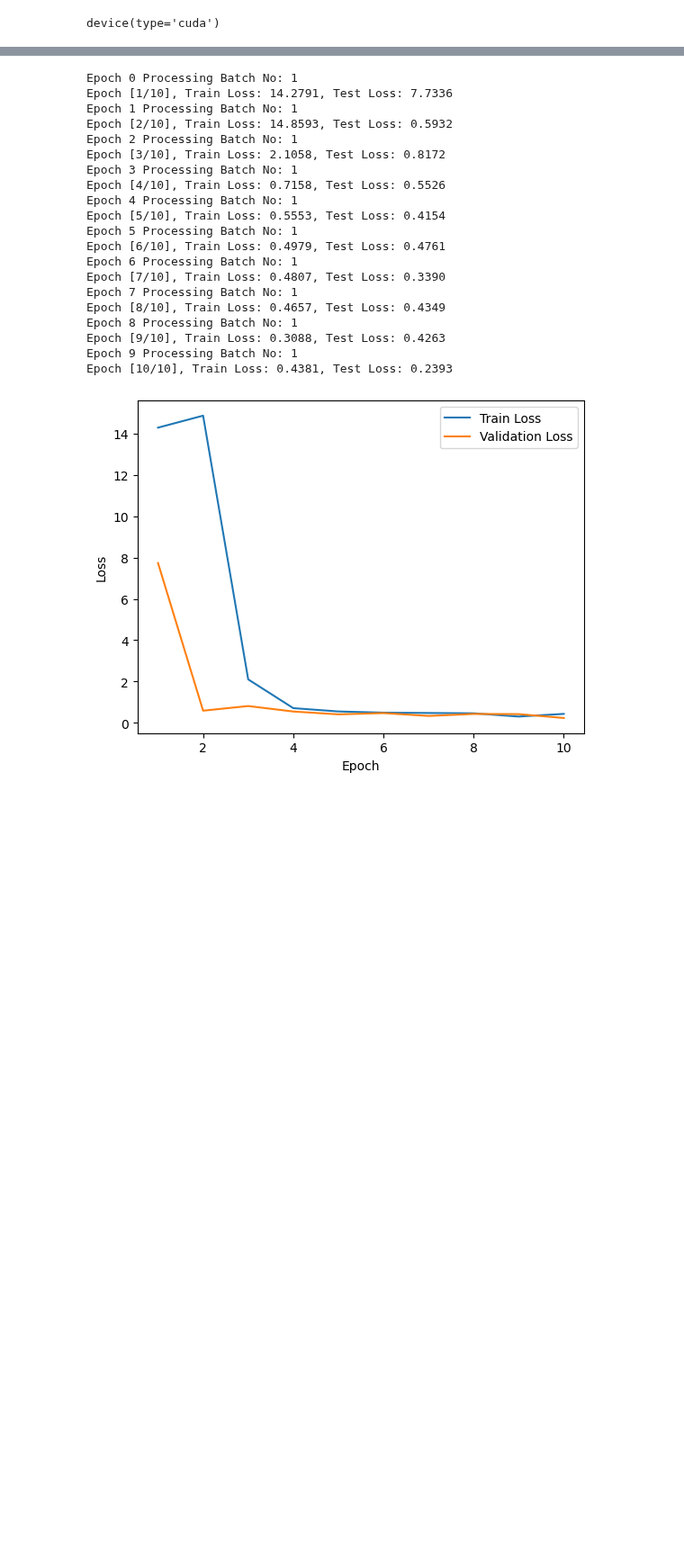
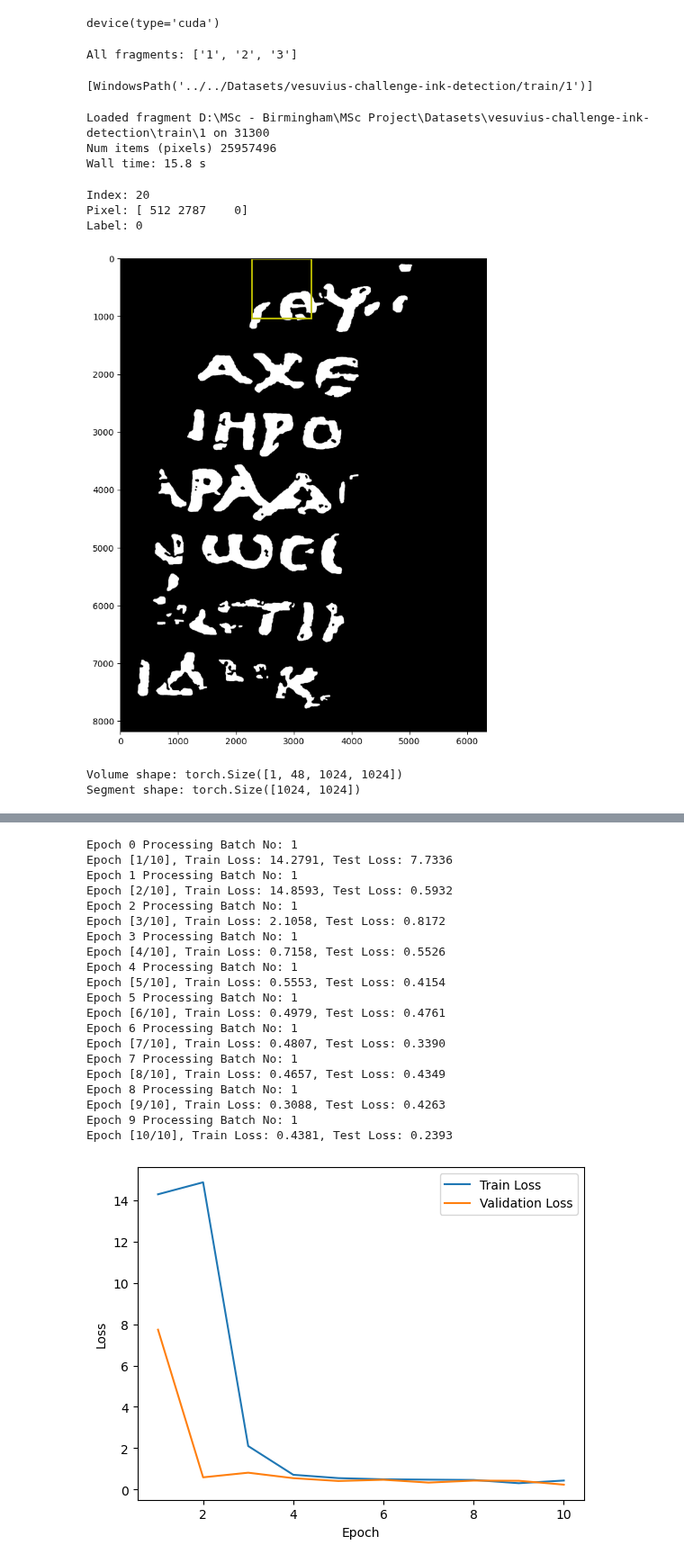
Before and after one commit to Wishmitha/Vesuvius, a Jupyter notebook: ink_detection/ink_detection_unet_pytorch_inbuilt_crops.ipynb, the cells around one changed output, grey strips where cells are left out. Shown at 90% size. Cells and saved outputs as stored; diff of their text form; code cells hidden in the pictures; blank space fills up the shorter version.

```diff
--- a/ink_detection/ink_detection_unet_pytorch_inbuilt_crops.ipynb
+++ b/ink_detection/ink_detection_unet_pytorch_inbuilt_crops.ipynb
@@ -77,0 +242,37 @@ device(type='cuda')
+# %%
+base_path = Path("../../Datasets/vesuvius-challenge-ink-detection/")
+train_path = base_path / "train"
+all_fragments = sorted([f.name for f in train_path.iterdir()])
+print("All fragments:", all_fragments)
+# Due to limited memory on Kaggle, we can only load 1 full fragment
+train_fragments = [train_path / fragment_name for fragment_name in ["1"]]
+train_fragments
+# %% [output]
+All fragments: ['1', '2', '3']
+[WindowsPath('../../Datasets/vesuvius-challenge-ink-detection/train/1')]
+# %%
+%%time
+train_dset = SubvolumeDataset(fragments=train_fragments, voxel_shape=(48, 1024, 1024), filter_edge_pixels=True)
+print("Num items (pixels)", len(train_dset))
+# %% [output]
+Loaded fragment D:\MSc - Birmingham\MSc Project\Datasets\vesuvius-challenge-ink-detection\train\1 on 31300
+Num items (pixels) 25957496
+Wall time: 15.8 s
+# %%
+idx = 20
+train_dset.plot_label(idx, figsize=(16, 10))
+# %% [output]
+Index: 20
+Pixel: [ 512 2787    0]
+Label: 0
+[figure, added]
+# %%
+# Get an item from the dataset
+volume, label = train_dset[idx]
+
+# Print the shapes
+print("Volume shape:", volume.shape)
+print("Segment shape:", label.shape)
+# %% [output]
+Volume shape: torch.Size([1, 48, 1024, 1024])
+Segment shape: torch.Size([1024, 1024])
```
Also changed, not shown: parts of 16 cells of this notebook, 1 other file.
